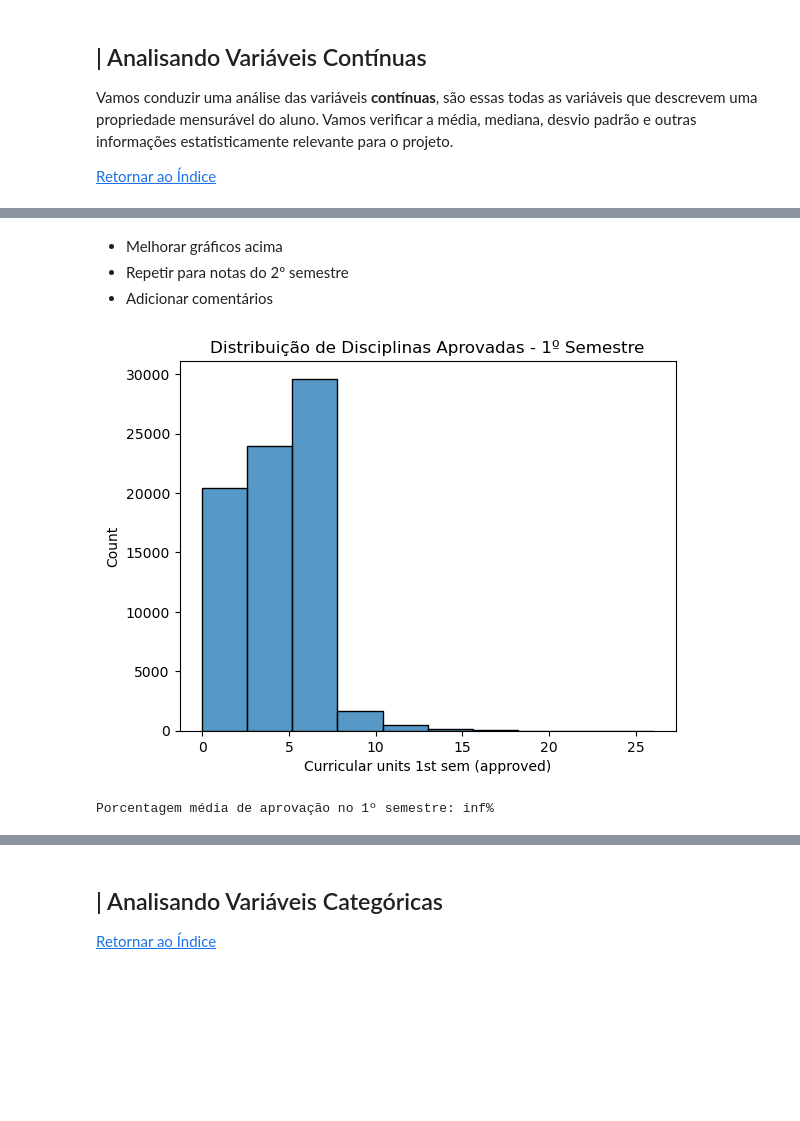
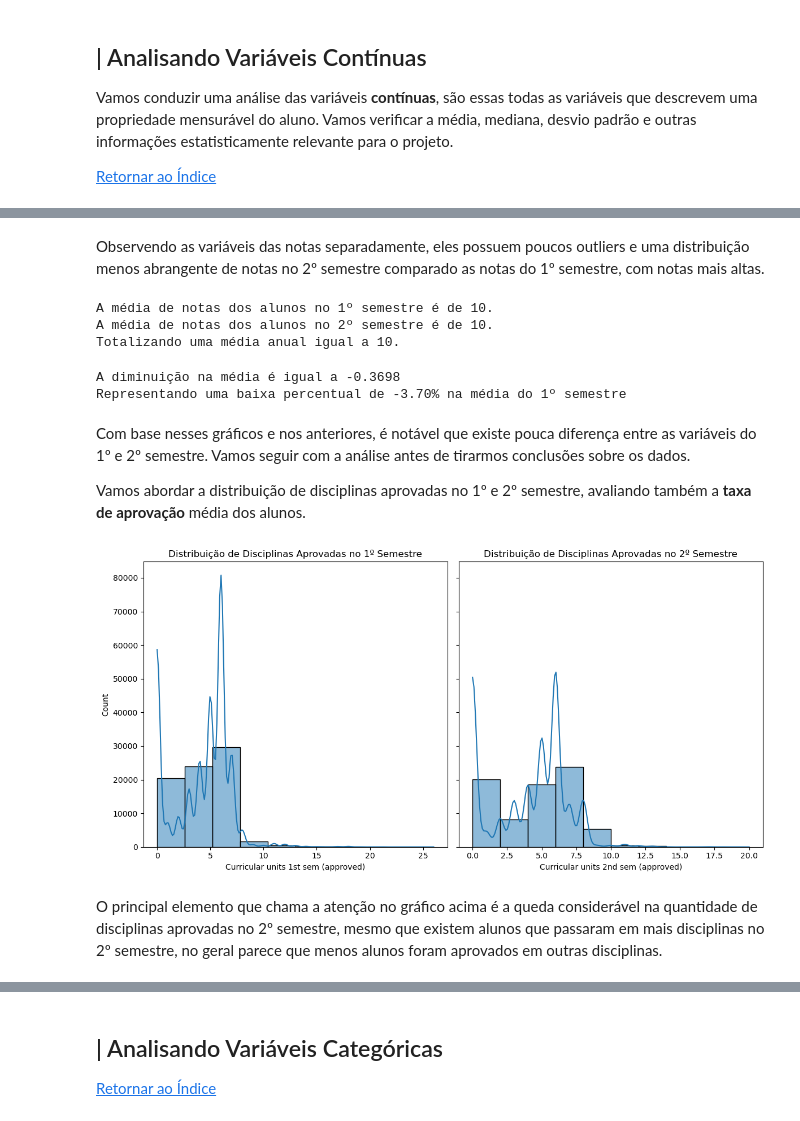
Before and after one commit to DuquePin/Final_Project_EBAC, a Jupyter notebook: notebooks/EDA.ipynb, the cells around one changed output, grey strips where cells are left out. Drawn from its saved outputs; the diff is of its cells as text; code cells hidden in the pictures; blank space fills up the shorter version.

```diff
--- a/notebooks/EDA.ipynb
+++ b/notebooks/EDA.ipynb
@@ -350,17 +386,30 @@ Name: Curricular units 1st sem (grade), dtype: float64
 # %% [markdown]
-- Melhorar gráficos acima
-- Repetir para notas do 2º semestre
-- Adicionar comentários
+Observendo as variáveis das notas separadamente, eles possuem poucos outliers e uma distribuição menos abrangente de notas no 2º semestre comparado as notas do 1º semestre, com notas mais altas.
+# %%
+grades_1st = df_exp['Curricular units 1st sem (grade)'].mean()
+grades_2nd = df_exp['Curricular units 2nd sem (grade)'].mean()
+
+print(f"A média de notas dos alunos no 1º semestre é de {round(grades_1st)}.")
+print(f"A média de notas dos alunos no 2º semestre é de {round(grades_2nd)}.")
+print(f"Totalizando uma média anual igual a {round((grades_1st + grades_2nd) / 2)}.")
+# %% [output]
+A média de notas dos alunos no 1º semestre é de 10.
+A média de notas dos alunos no 2º semestre é de 10.
+Totalizando uma média anual igual a 10.
+# %%
+print(f"A diminuição na média é igual a {grades_2nd - grades_1st:.4f}")
+print(f"Representando uma baixa percentual de {((grades_2nd - grades_1st) / grades_1st)*100:.2f}% na média do 1º semestre")
+# %% [output]
+A diminuição na média é igual a -0.3698
+Representando uma baixa percentual de -3.70% na média do 1º semestre
+# %% [markdown]
+Com base nesses gráficos e nos anteriores, é notável que existe pouca diferença entre as variáveis do 1º e 2º semestre. Vamos seguir com a análise antes de tirarmos conclusões sobre os dados.
+
+Vamos abordar a distribuição de disciplinas aprovadas no 1º e 2º semestre, avaliando também a **taxa de aprovação** média dos alunos.
 # %%
-# Histograma para o número de disciplinas aprovadas no 1º semestre
-sns.histplot(df_exp['Curricular units 1st sem (approved)'], kde=False, bins=10)
-plt.title('Distribuição de Disciplinas Aprovadas - 1º Semestre')
-plt.show()
-
-# Porcentagem média de aprovação
-percent_aprovacao = (df_exp['Curricular units 1st sem (approved)'] /
-                     df_exp['Curricular units 1st sem (enrolled)']).mean() * 100
-print(f"Porcentagem média de aprovação no 1º semestre: {percent_aprovacao:.2f}%")
+plotar_histograma('Curricular units 1st sem (approved)', 'Curricular units 2nd sem (approved)',
+                 'Distribuição de Disciplinas Aprovadas no 1º Semestre', 'Distribuição de Disciplinas Aprovadas no 2º Semestre')
 # %% [output]
-[figure, old version]
+[figure, new version]
-Porcentagem média de aprovação no 1º semestre: inf%
+# %% [markdown]
+O principal elemento que chama a atenção no gráfico acima é a queda considerável na quantidade de disciplinas aprovadas no 2º semestre, mesmo que existem alunos que passaram em mais disciplinas no 2º semestre, no geral parece que menos alunos foram aprovados em outras disciplinas.
```
Also changed, not shown: parts of 38 cells of this notebook, 2 other files.
